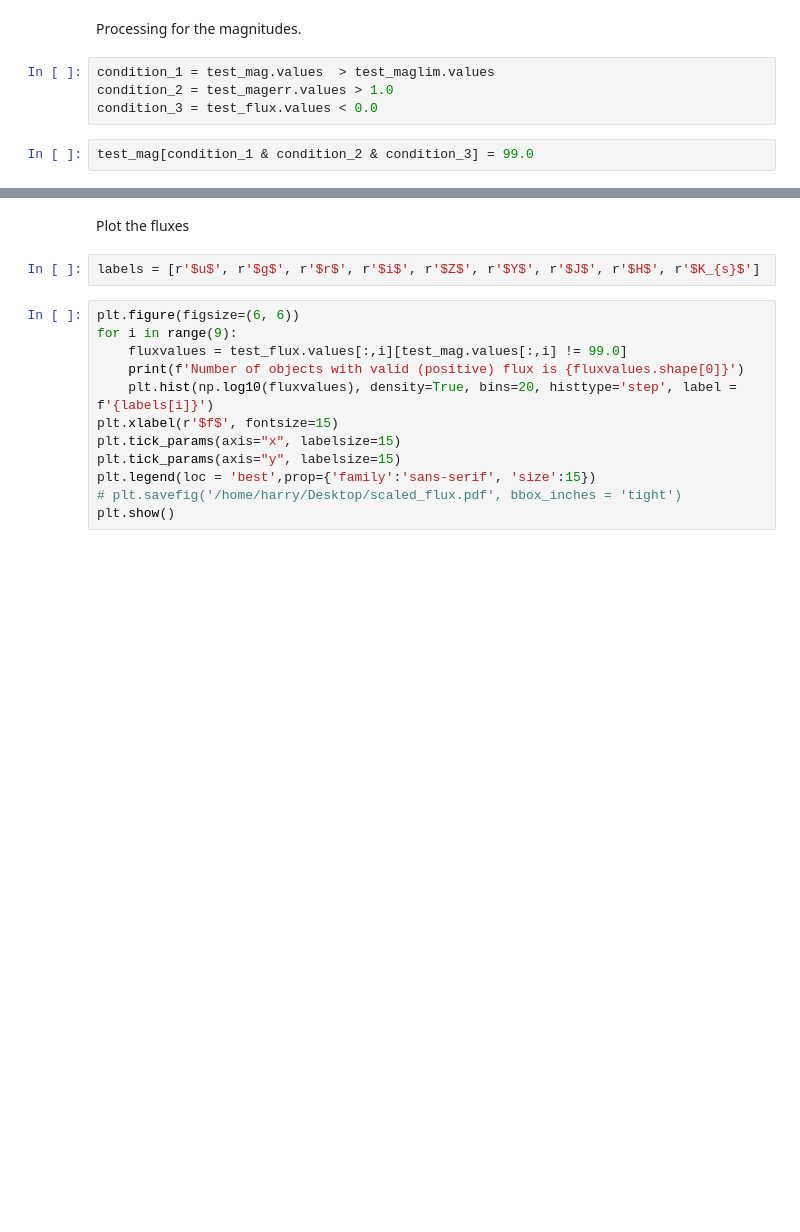
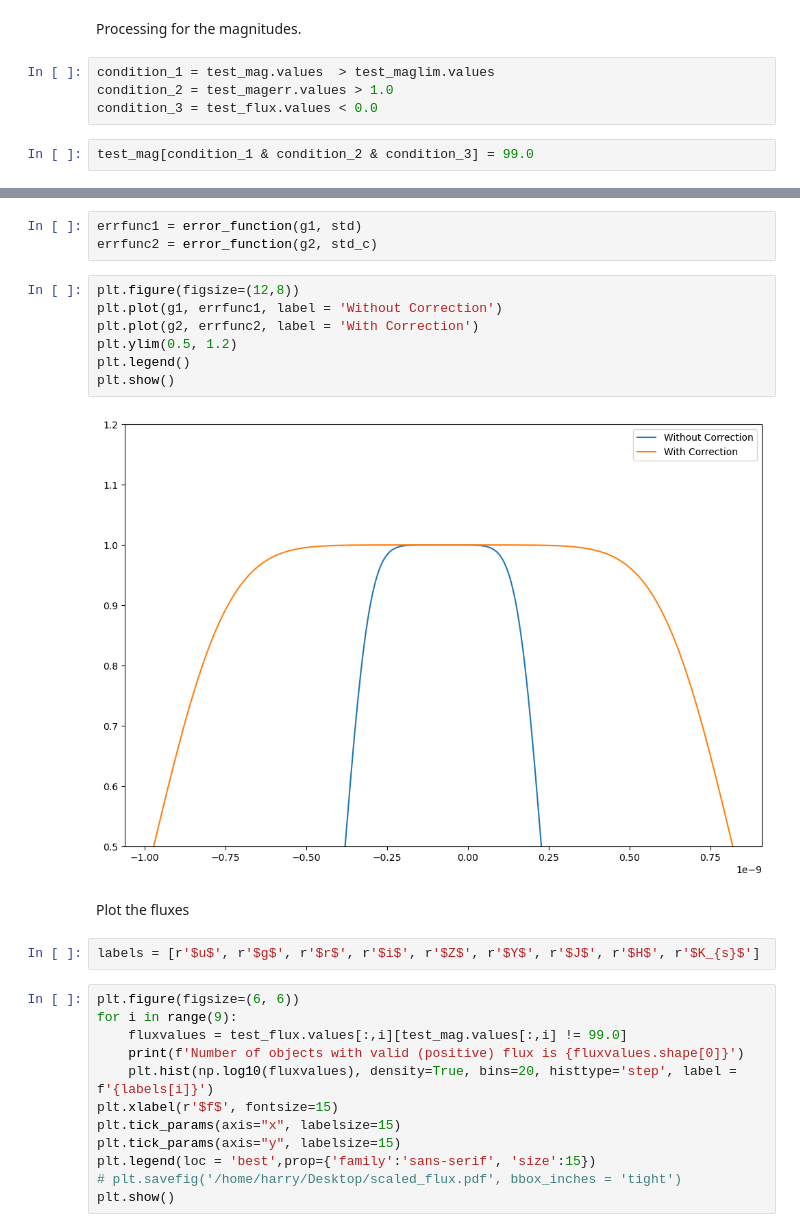
Before and after one commit to Harry45/BHM-nz, a Jupyter notebook: bhm/playground.ipynb, the cells around one changed output, grey strips where cells are left out. Cells and saved outputs as stored; diff of their text form; blank space fills up the shorter version.

```diff
--- a/bhm/playground.ipynb
+++ b/bhm/playground.ipynb
@@ -298,3 +429,15 @@ test_mag[condition_1 & condition_2 & condition_3] = 99.0
+# %%
+errfunc1 = error_function(g1, std)
+errfunc2 = error_function(g2, std_c)
+# %%
+plt.figure(figsize=(12,8))
+plt.plot(g1, errfunc1, label = 'Without Correction')
+plt.plot(g2, errfunc2, label = 'With Correction')
+plt.ylim(0.5, 1.2)
+plt.legend()
+plt.show()
+# %% [output]
+[figure, added]
 # %% [markdown]
 Plot the fluxes
 # %%
```
Also changed, not shown: parts of 29 cells of this notebook.
